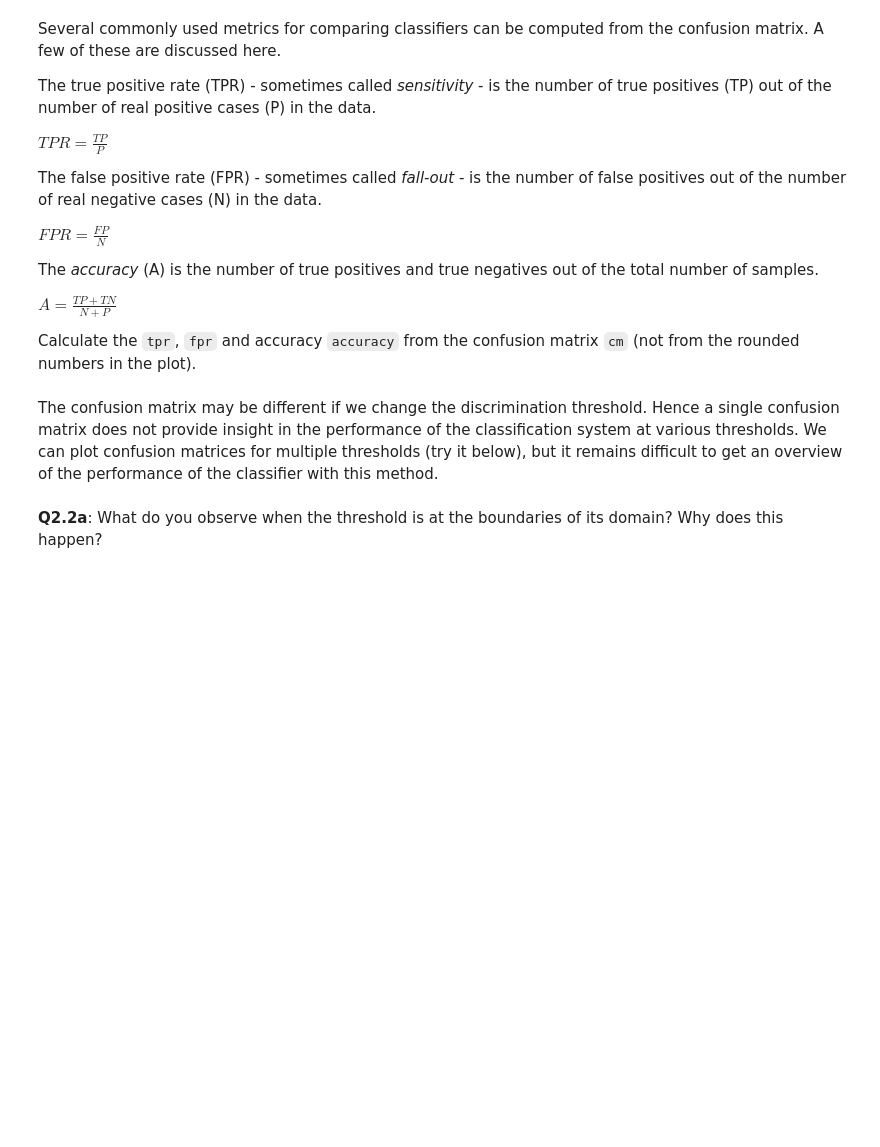
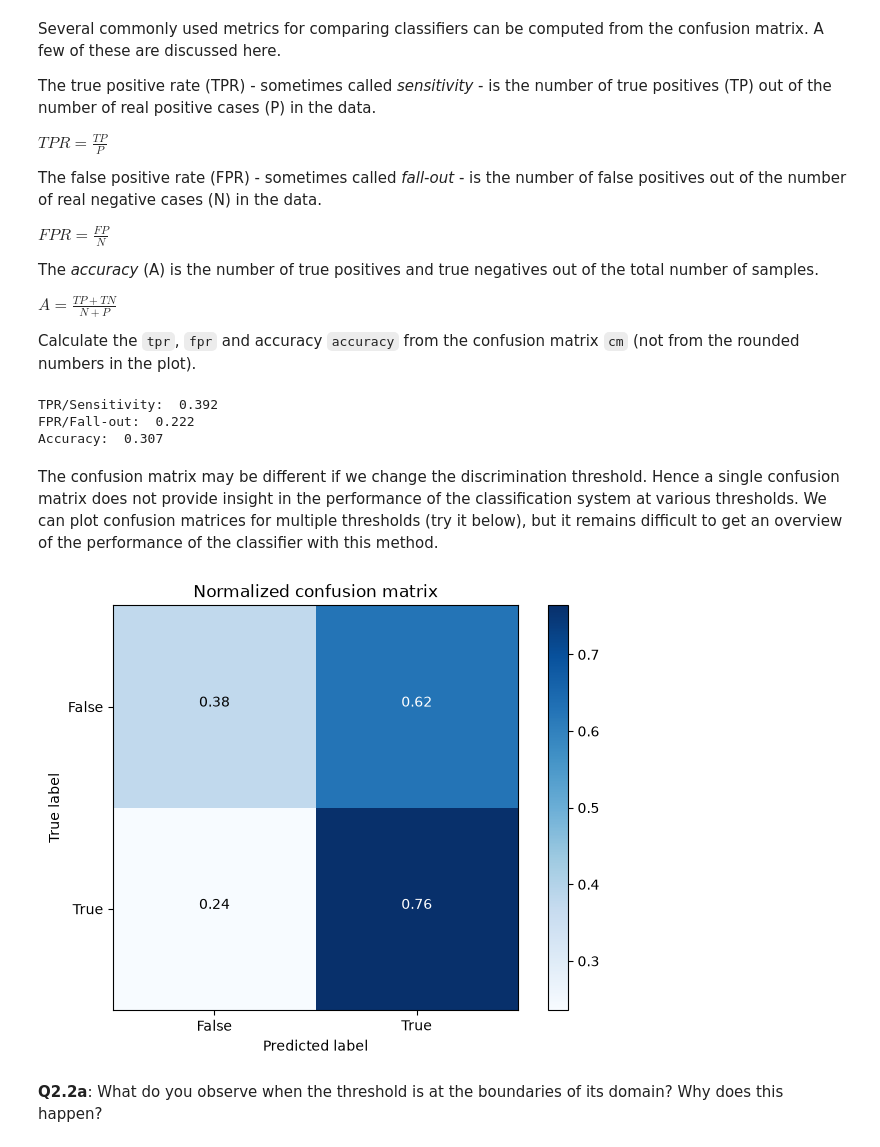
Before and after one commit to Aditto991/RO47004-Practicum1, a Jupyter notebook: practicum1.ipynb, the cells around one changed output. Drawn from its saved outputs; the diff is of its cells as text; code cells hidden in the pictures; blank space fills up the shorter version.

```diff
--- a/practicum1.ipynb
+++ b/practicum1.ipynb
@@ -566,11 +566,17 @@ tpr = 0.       # calculate
 fpr = 0.       # calculate
 accuracy = 0.  # calculate
 # YOUR CODE HERE
-raise NotImplementedError()
+tpr = cm[1,1]/(cm[1,1]+cm[1,0])
+fpr = cm[0,1]/(cm[0,0]+cm[0,1])
+accuracy = (cm[1,1] + cm[0,1])/(cm[1,1] + cm[1,0] + cm[0,0] + cm[0,1])
 
 print('TPR/Sensitivity: ', tpr)
 print('FPR/Fall-out: ', fpr)
 print('Accuracy: ', accuracy)
+# %% [output]
+TPR/Sensitivity:  0.392
+FPR/Fall-out:  0.222
+Accuracy:  0.307
 # %%
 # CELL REF: C2.2d
 
@@ -595,18 +601,20 @@ intensity_preds_prob = sigmoid(intensity_preds_dist)
 # %%
 # CELL REF: C2.2f
 
 from evaluation import threshold_predictions
 
 def threshold_and_plot_preds(intensity_preds_prob, threshold):
     intensity_preds_thresh = threshold_predictions(intensity_preds_prob, threshold=threshold)
 
     plt.clf()
     cm = confusion_matrix(y_test, intensity_preds_thresh)
     plot_confusion_matrix(cm, normalize=True)
     plt.show()
 
-threshold = 0.5
+threshold = 0.1
 threshold_and_plot_preds(intensity_preds_prob, threshold)
+# %% [output]
+[figure, added]
 # %% [markdown]
 **Q2.2a**: What do you observe when the threshold is at the boundaries of its domain? Why does this happen?
 # %% [markdown]
```
Also changed, not shown: parts of 3 cells of this notebook.
